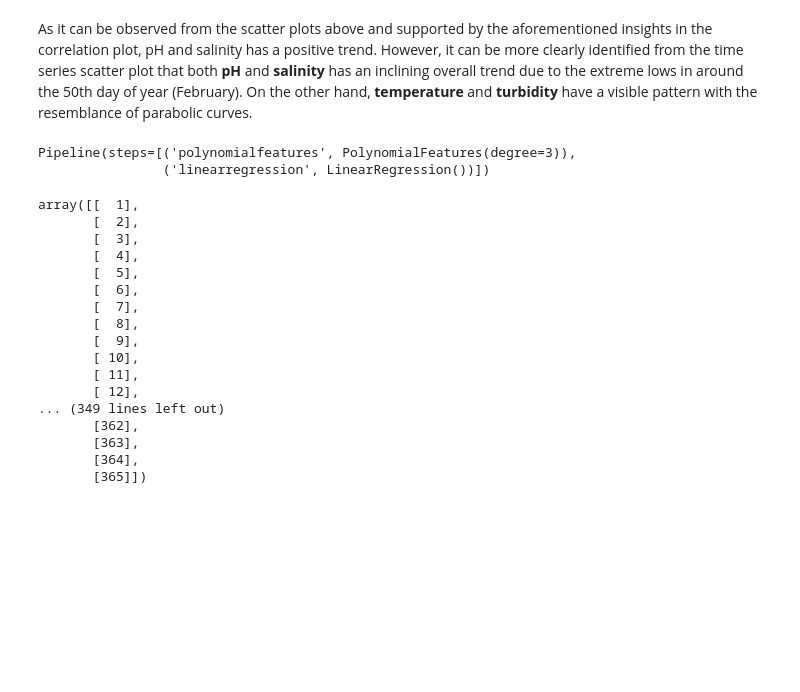
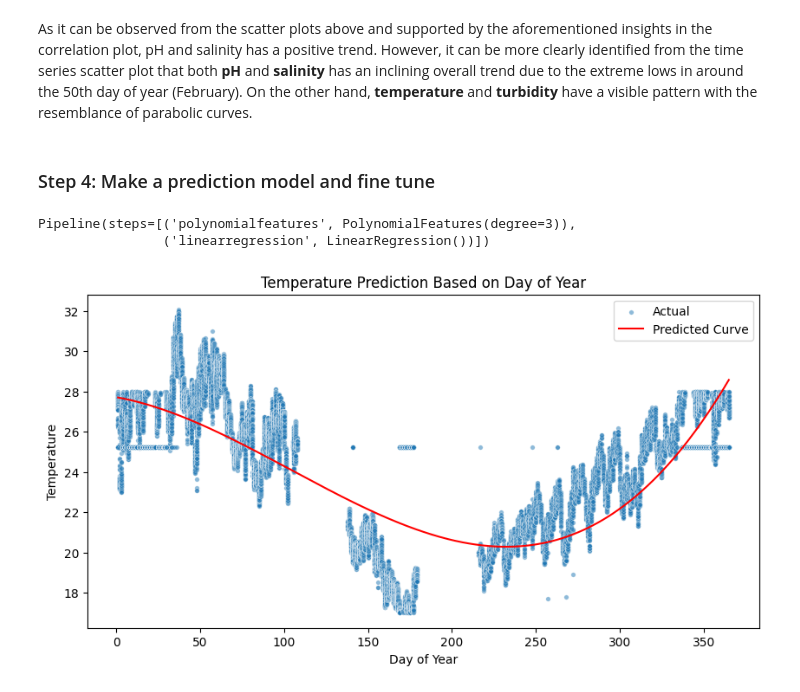
Before and after one commit to jasonzelin/data-analytics-portfolio, a Jupyter notebook: australia_water_quality_monitoring/notebook.ipynb, the cells around one changed output. Drawn from its saved outputs; the diff is of its cells as text; code cells hidden in the pictures; blank space fills up the shorter version.

Commit message:
Adding actual vs prediction plot

```diff
--- a/australia_water_quality_monitoring/notebook.ipynb
+++ b/australia_water_quality_monitoring/notebook.ipynb
@@ -144,5 +143,7 @@ plt.show()
 # %% [markdown]
 As it can be observed from the scatter plots above and supported by the aforementioned insights in the correlation plot, pH and salinity has a positive trend. However, it can be more clearly identified from the time series scatter plot that both **pH** and **salinity** has an inclining overall trend due to the extreme lows in around the 50th day of year (February). On the other hand, **temperature** and **turbidity** have a visible pattern with the resemblance of parabolic curves.
+# %% [markdown]
+### Step 4: Make a prediction model and fine tune
 # %%
 X = df[['Day of year']]
 y = df['Temperature']
@@ -153,23 +154,19 @@ model.fit(X, y)
 # %% [output]
 Pipeline(steps=[('polynomialfeatures', PolynomialFeatures(degree=3)),
                 ('linearregression', LinearRegression())])
-# %%
-np.arange(1, 366).reshape(-1,1)
-# %% [output]
-array([[  1],
-       [  2],
-       [  3],
-       [  4],
-       [  5],
-       [  6],
-       [  7],
-       [  8],
-       [  9],
-       [ 10],
-       [ 11],
-       [ 12],
-... (349 lines left out)
-       [362],
-       [363],
-       [364],
-       [365]])
+# %%
+# Predict temperature across all 365 days
+days = np.arange(1, 366).reshape(-1, 1)
+predicted_temp = model.predict(days)
+
+# Plot actual + predicted
+plt.figure(figsize=(10, 5))
+sns.scatterplot(x='Day of year', y='Temperature', data=df, s=15, alpha=0.5, label="Actual")
+plt.plot(days, predicted_temp, color='red', label="Predicted Curve")
+plt.xlabel("Day of Year")
+plt.ylabel("Temperature")
+plt.legend()
+plt.title("Temperature Prediction Based on Day of Year")
+plt.show()
+# %% [output]
+[figure, added]
```
Also changed, not shown: parts of 4 cells of this notebook.
